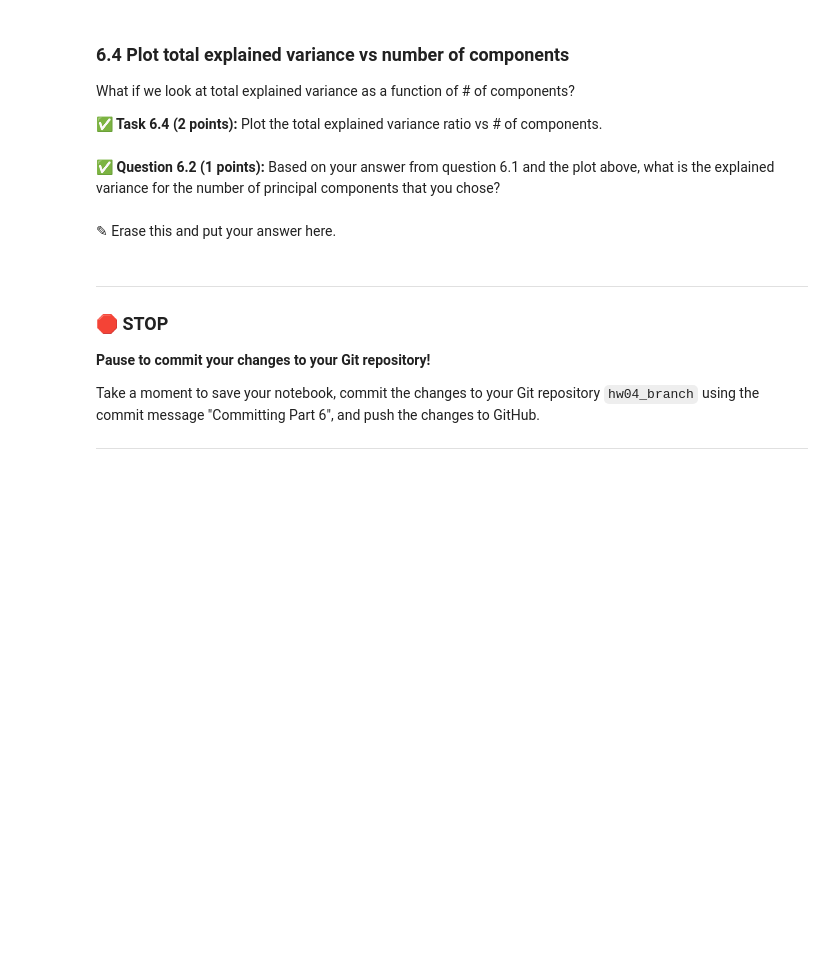
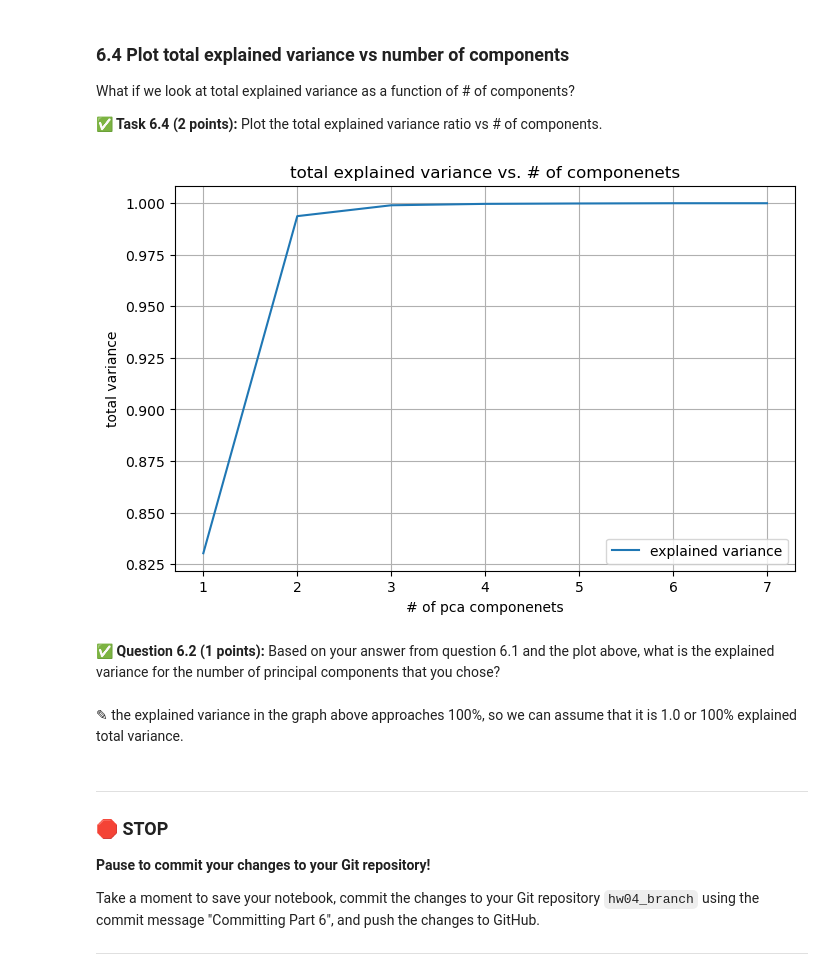
Before and after one commit to rabiam31/CMSE202, a Jupyter notebook: hw-04/HW-04_PerceptronSVMandPCA-STUDENT-2.ipynb, the cells around one changed output. Saved outputs shown, nothing was run; the diff lists cells and outputs as text; code cells hidden in the pictures; blank space fills up the shorter version.

```diff
--- a/hw-04/HW-04_PerceptronSVMandPCA-STUDENT-2.ipynb
+++ b/hw-04/HW-04_PerceptronSVMandPCA-STUDENT-2.ipynb
@@ -490,7 +525,26 @@ What if we look at total explained variance as a function of # of components?
+# %%
+# Put your code here
+explained_variance = []
+
+for n_components in range(1, 8):
+    _,variance = evaluate_pca_svc(n_components, x_train, x_test, y_train, y_test) #had to put an underscore an a comma her because some other graph was also showing up too? not exactly sure why
+    explained_variance.append(variance)
+
+plt.figure(figsize=(8, 5))
+plt.plot(range(1, 8), explained_variance, label='explained variance')
+plt.title('total explained variance vs. # of componenets')
+plt.xlabel('# of pca componenets')
+plt.ylabel('total variance')
+plt.xticks(range(1, 8))
+plt.grid() #grid again like above
+plt.legend() #also making sure to add a legend!!
+plt.show()
+# %% [output]
+[figure, added]
 # %% [markdown]
 **&#9989; Question 6.2 (1 points):** Based on your answer from question 6.1 and the plot above, what is the explained variance for the number of principal components that you chose?
-# %% [markdown]
-<font size=+3>&#9998;</font> Erase this and put your answer here.
+# %% [markdown]
+<font size=+3>&#9998;</font>  the explained variance in the graph above approaches 100%, so we can assume that it is 1.0 or 100% explained total variance.
 # %% [markdown]
 ---
 ### &#128721; STOP
```
Also changed, not shown: parts of 9 cells of this notebook.
